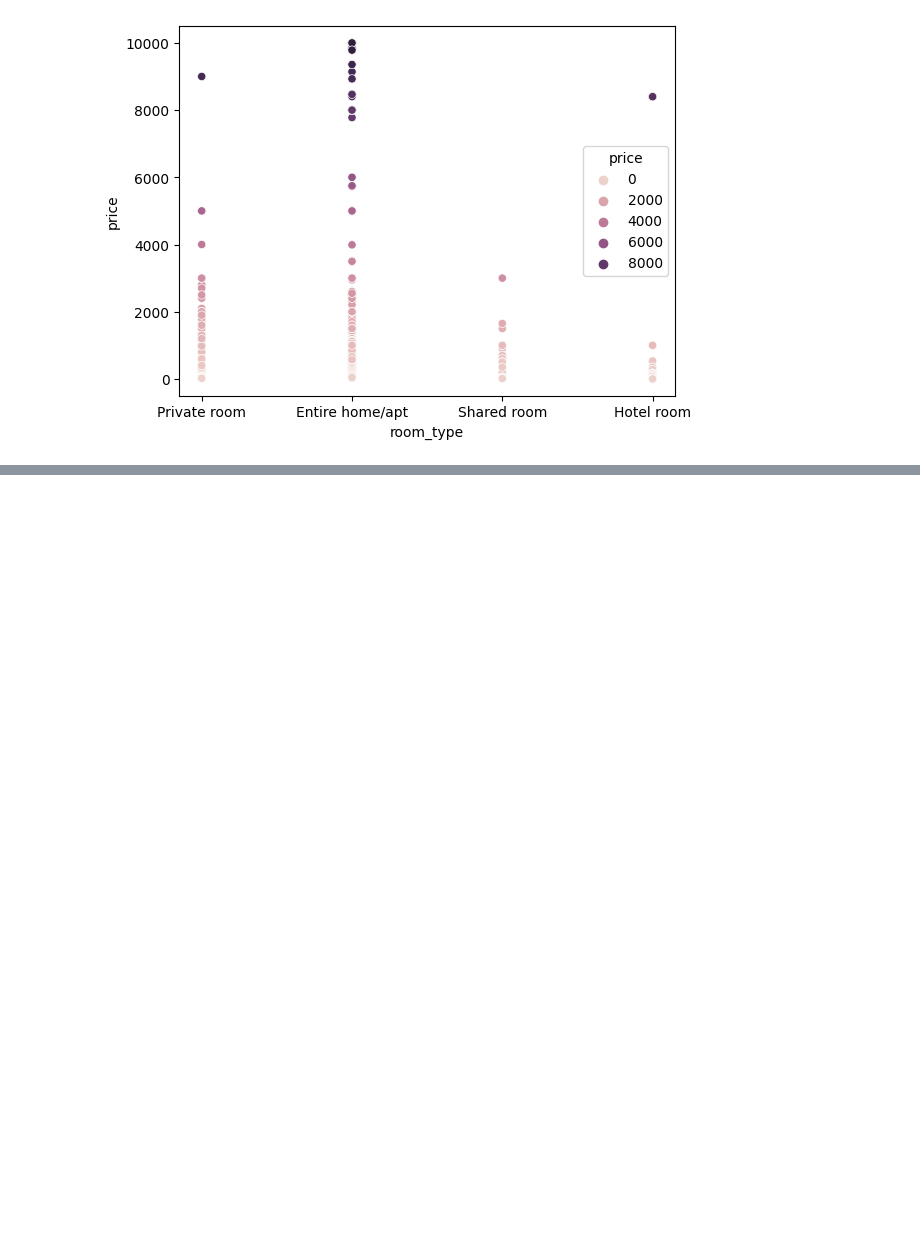
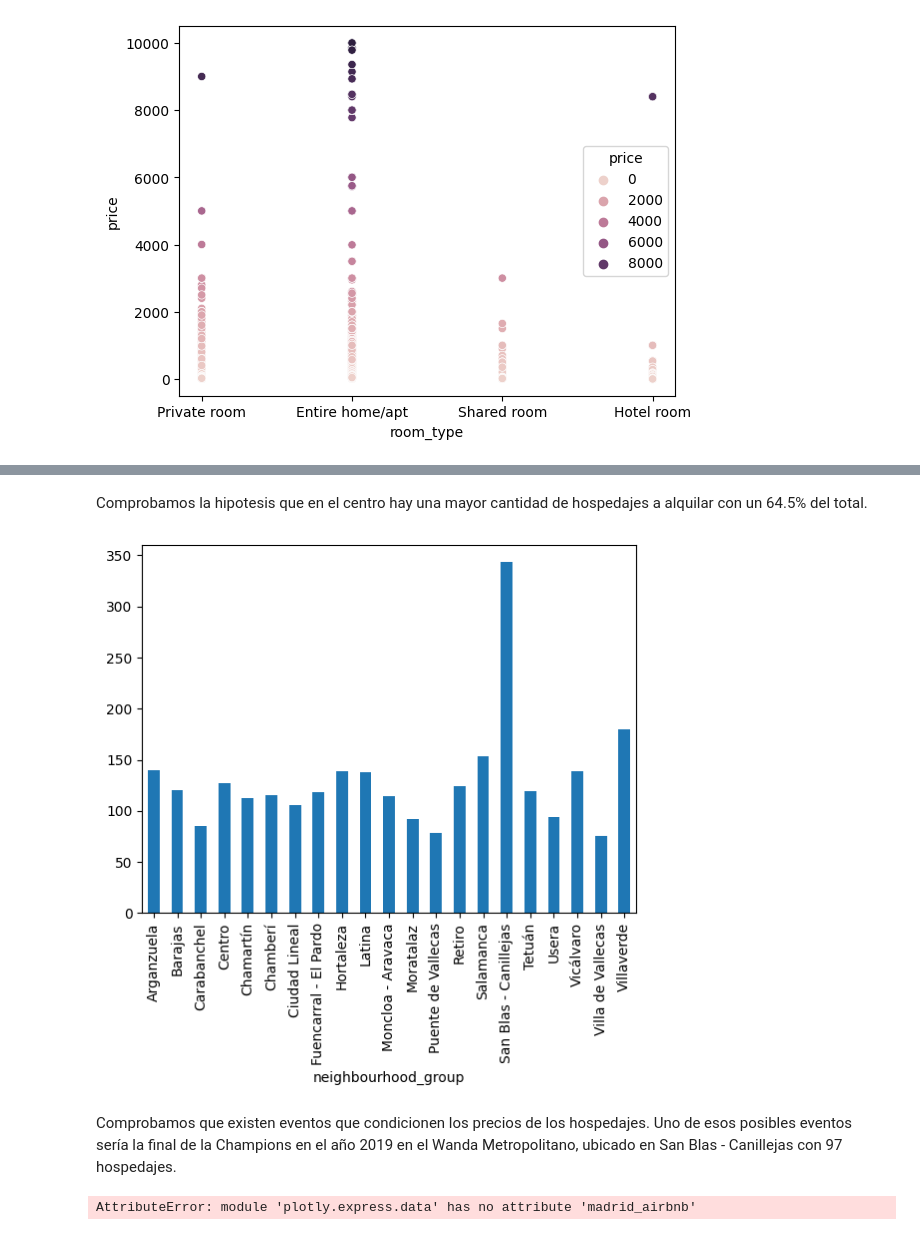
Before and after one commit to Factoria-F5-AI-Bootcamp-1-Edicion/Madrid_AirB-B, a Jupyter notebook: Madrid Airbnb.ipynb, the cells around one changed output, grey strips where cells are left out. Drawn from its saved outputs; the diff is of its cells as text; code cells hidden in the pictures; blank space fills up the shorter version.

```diff
--- a/Madrid Airbnb.ipynb
+++ b/Madrid Airbnb.ipynb
@@ -441,0 +408,21 @@ graficagroup
+# %% [markdown]
+Comprobamos la hipotesis que en el centro hay una mayor cantidad de hospedajes a alquilar con un 64.5% del total.
+# %%
+# Creamos un grafico de barras para comprobar outliers de precio segun el distrito.
+
+champions = df.groupby("neighbourhood_group").mean()
+
+champions
+
+champions['price'].plot(kind = 'bar')
+plt.show()
+# %% [output]
+[figure, added]
+# %% [markdown]
+Comprobamos que existen eventos que condicionen los precios de los hospedajes. Uno de esos posibles eventos sería la final de la Champions en el año 2019 en el Wanda Metropolitano, ubicado en San Blas - Canillejas con 97 hospedajes.
+# %%
+df = px.data.madrid_airbnb()
+fig = px.box(df, x="neighbourhood_group", y="host_id")
+fig.show()
+# %% [output]
+AttributeError: module 'plotly.express.data' has no attribute 'madrid_airbnb'
```
Also changed, not shown: parts of 25 cells of this notebook.
